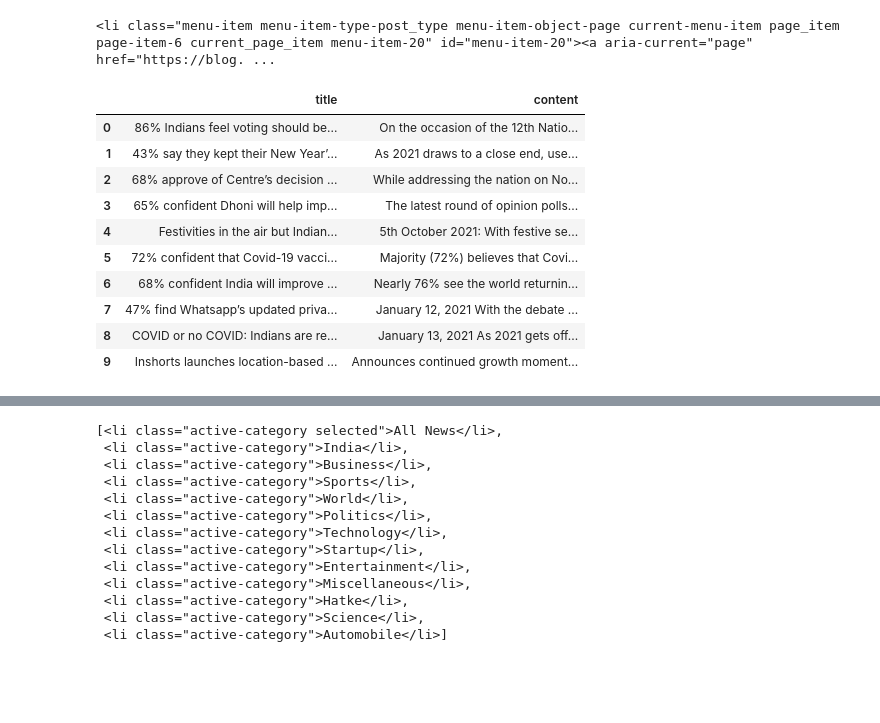
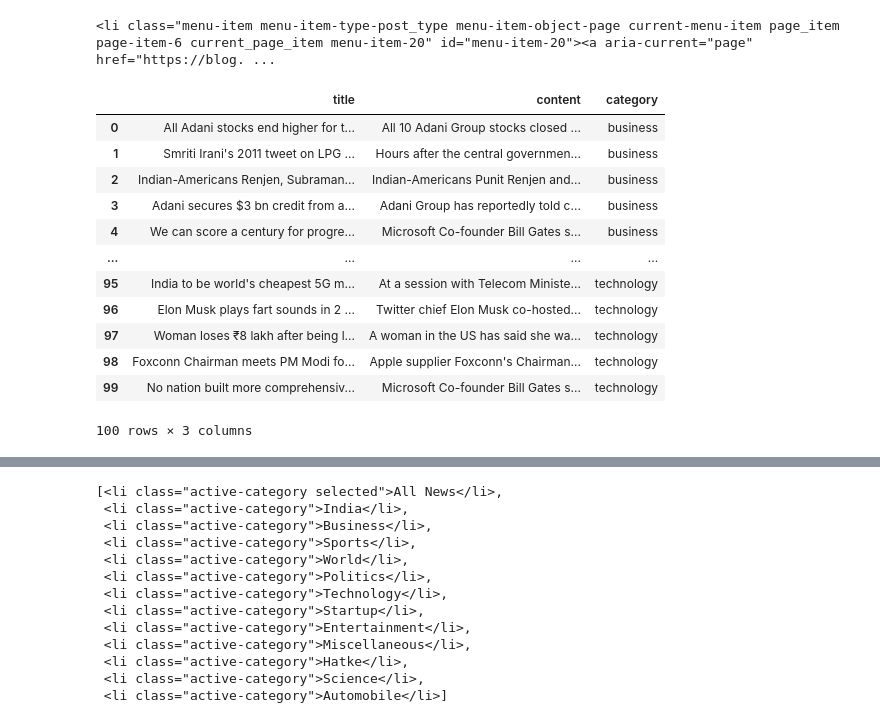
Before and after one commit to nicolas-angarita/natural-language-processing-exercises, a Jupyter notebook: acquire_news_articles.ipynb, the cells around one changed output, grey strips where cells are left out. Drawn from its saved outputs; the diff is of its cells as text; code cells hidden in the pictures; blank space fills up the shorter version.

```diff
--- a/acquire_news_articles.ipynb
+++ b/acquire_news_articles.ipynb
@@ -188,7 +188,7 @@ soup.find('li')
 # %% [output]
 <li class="menu-item menu-item-type-post_type menu-item-object-page current-menu-item page_item page-item-6 current_page_item menu-item-20" id="menu-item-20"><a aria-current="page" href="https://blog. ...
 # %%
-def get_blog_articles(url):
+def get_news_blog_articles():
 
     if os.path.isfile('new_articles.csv'):
 
@@ -196,47 +196,48 @@ def get_blog_articles(url):
 
     else:
 
-        response = get(url)
+        categories = ['business', 'sports', 'politics', 'technology']
+        urls = ['https://inshorts.com/en/read/' + category for category in categories]
 
-        soup = BeautifulSoup(response.content, 'html.parser')
+        inshorts = []
 
-        links = [link['href'] for link in soup.select('.more-link')]
+        for url, category in zip(urls, categories):
+            response = get(url)
+            soup = BeautifulSoup(response.content, 'html.parser')
 
-        articles = []
+            titles = [title.text for title in soup.find_all('span', itemprop='headline')]
+            contents = [article.text for article in soup.find_all('div', itemprop='articleBody')]
 
-        for url in links:
+            for i in range(len(titles)):
+                article = {
+                    'title': titles[i],
+                    'content': contents[i],
+                    'category': category,
+                }
 
-            url_response = get(url)
-            soup = BeautifulSoup(url_response.content)
+                inshorts.append(article)
 
-            title = soup.find('h1', class_='entry-title').text
-            content = soup.find('div', class_='entry-content').text.strip()
-
-            article_dict = {
-                'title': title,
-                'content': content
-            }
-
-            articles.append(article_dict)
-
-    news_articles = pd.DataFrame(articles)
+    news_articles = pd.DataFrame(inshorts)
 
     news_articles.to_csv('new_articles.csv', index = False)
+
     return news_articles
 # %%
-get_blog_articles('https://blog.inshorts.com')
+get_news_blog_articles()
 # %% [output]
-|  | title | content |
-| 0 | 86% Indians feel voting should be... | On the occasion of the 12th Natio... |
-| 1 | 43% say they kept their New Year’... | As 2021 draws to a close end, use... |
-| 2 | 68% approve of Centre’s decision ... | While addressing the nation on No... |
-| 3 | 65% confident Dhoni will help imp... | The latest round of opinion polls... |
-| 4 | Festivities in the air but Indian... | 5th October 2021: With festive se... |
-| 5 | 72% confident that Covid-19 vacci... | Majority (72%) believes that Covi... |
-| 6 | 68% confident India will improve ... | Nearly 76% see the world returnin... |
-| 7 | 47% find Whatsapp’s updated priva... | January 12, 2021 With the debate ... |
-| 8 | COVID or no COVID: Indians are re... | January 13, 2021 As 2021 gets off... |
-| 9 | Inshorts launches location-based ... | Announces continued growth moment... |
+|  | title | content | category |
+| 0 | All Adani stocks end higher for t... | All 10 Adani Group stocks closed ... | business |
+| 1 | Smriti Irani's 2011 tweet on LPG ... | Hours after the central governmen... | business |
+| 2 | Indian-Americans Renjen, Subraman... | Indian-Americans Punit Renjen and... | business |
+| 3 | Adani secures $3 bn credit from a... | Adani Group has reportedly told c... | business |
+| 4 | We can score a century for progre... | Microsoft Co-founder Bill Gates s... | business |
+| ... | ... | ... | ... |
+| 95 | India to be world's cheapest 5G m... | At a session with Telecom Ministe... | technology |
+| 96 | Elon Musk plays fart sounds in 2 ... | Twitter chief Elon Musk co-hosted... | technology |
+| 97 | Woman loses ₹8 lakh after being l... | A woman in the US has said she wa... | technology |
+| 98 | Foxconn Chairman meets PM Modi fo... | Apple supplier Foxconn's Chairman... | technology |
+| 99 | No nation built more comprehensiv... | Microsoft Co-founder Bill Gates s... | technology |
+100 rows × 3 columns
 # %%
 url = 'https://inshorts.com/en/read'
 response = get(url)
```
Also changed, not shown: parts of 8 cells of this notebook, 3 other files.
